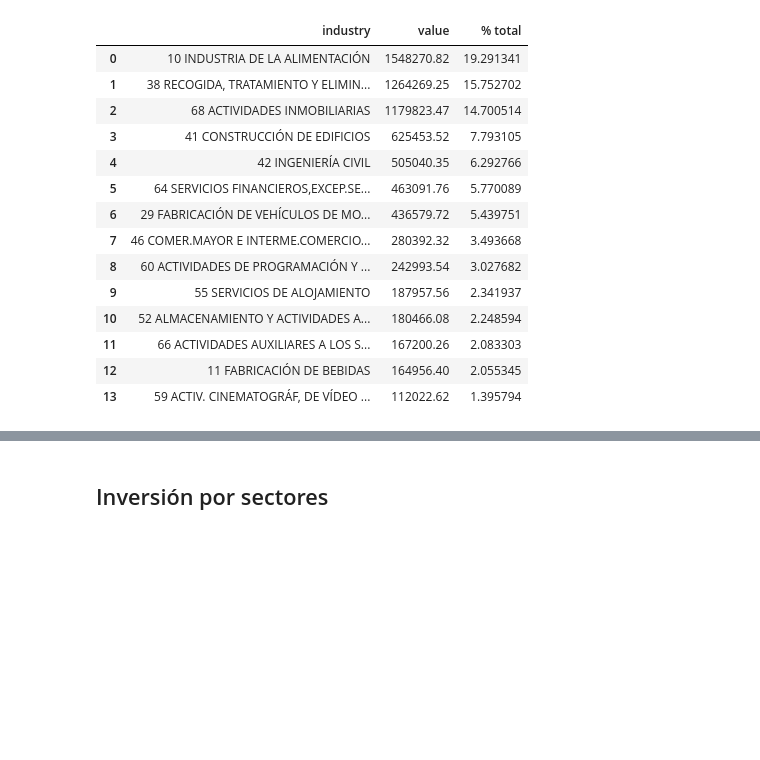
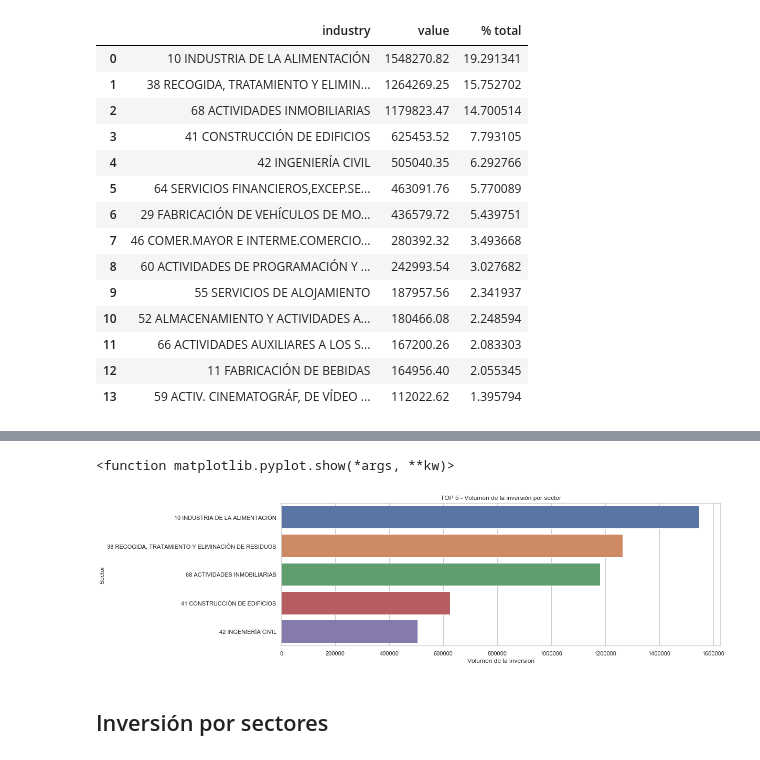
Before and after one commit to Afri-cola/Kschool-TFM, a Jupyter notebook: Inversion ES.ipynb, the cells around one changed output, grey strips where cells are left out. Saved outputs shown, nothing was run; the diff lists cells and outputs as text; code cells hidden in the pictures; blank space fills up the shorter version.

```diff
--- a/Inversion ES.ipynb
+++ b/Inversion ES.ipynb
@@ -188,3 +256,15 @@ plt.show()
+# %%
+plt.figure(figsize=(15,5))
+sns.barplot(data=df_top_industry, y='industry', x='value', orient='h')
+plt.title('TOP 5 - Volumen de la inversión por sector')
+
+plt.xlabel('Volumen de la inversion')
+
+plt.ylabel('Sector')
+plt.show
+# %% [output]
+<function matplotlib.pyplot.show(*args, **kw)>
+[figure, added]
 # %% [markdown]
 ## Inversión por sectores
 # %%
```
Also changed, not shown: parts of 21 cells of this notebook.
